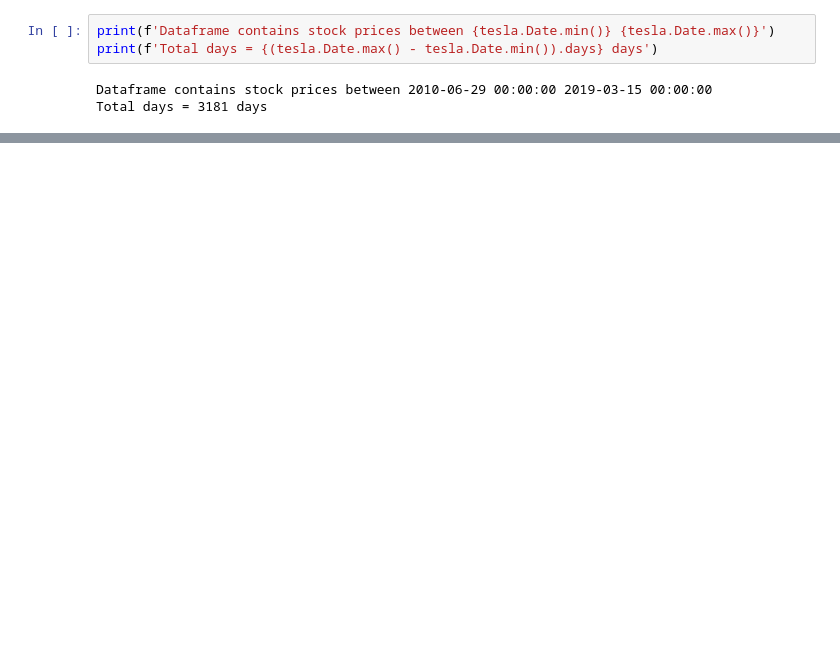
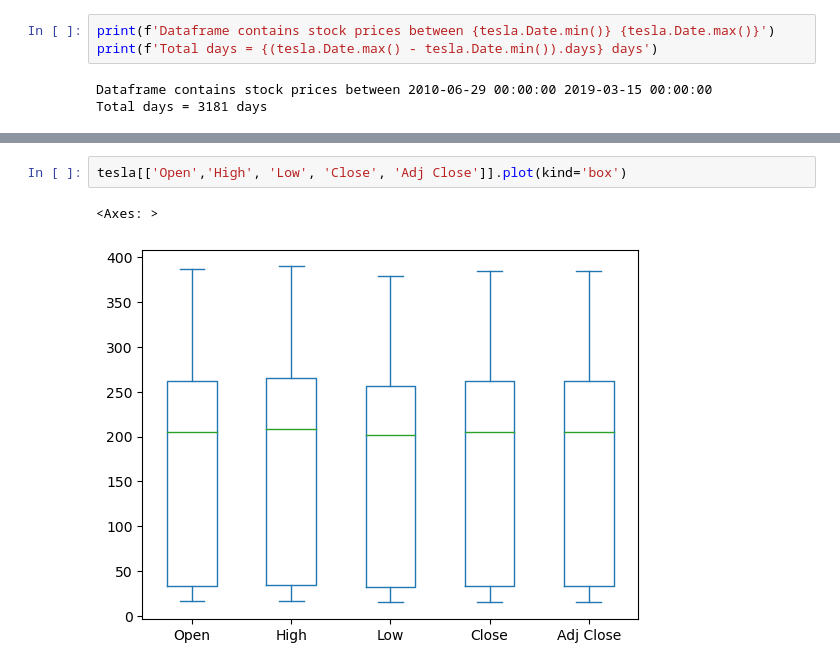
Before and after one commit to KAgarwalCodeBase/MachineLearning, a Jupyter notebook: stock-price-prediction/TeslaStockPricePrediction.ipynb, the cells around one changed output, grey strips where cells are left out. Cells and saved outputs as stored; diff of their text form; blank space fills up the shorter version.

Commit message:
adding plot

```diff
--- a/stock-price-prediction/TeslaStockPricePrediction.ipynb
+++ b/stock-price-prediction/TeslaStockPricePrediction.ipynb
@@ -48,0 +63,5 @@ Total days = 3181 days
+# %%
+tesla[['Open','High', 'Low', 'Close', 'Adj Close']].plot(kind='box')
+# %% [output]
+<Axes: >
+[figure, added]
```
Also changed, not shown: parts of 4 cells of this notebook.
